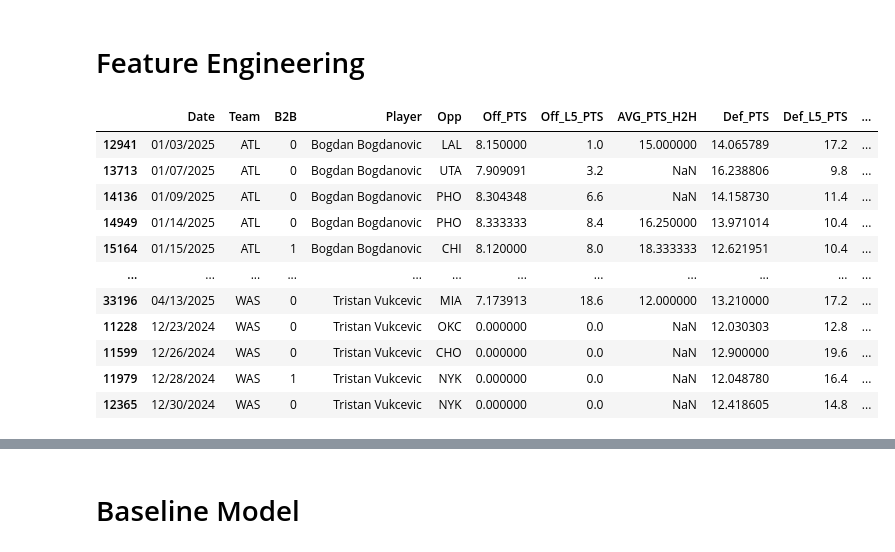
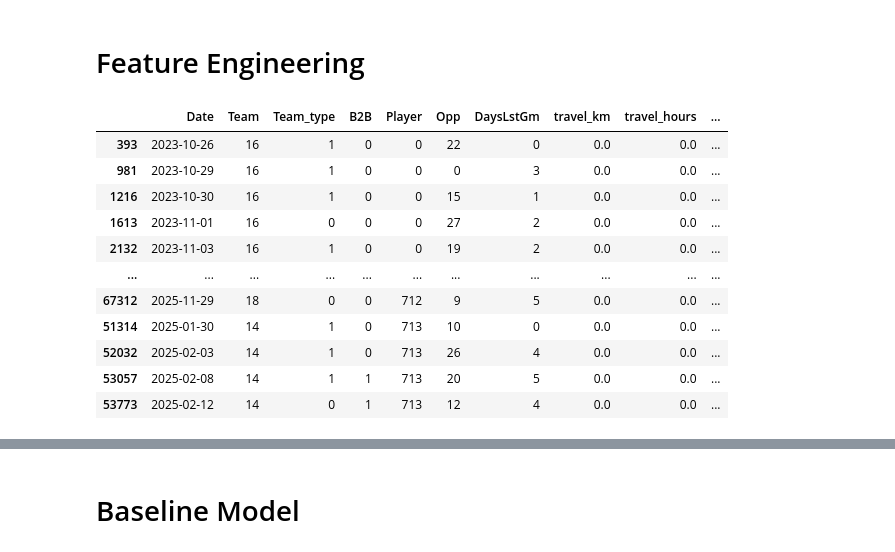
Before and after one commit to Relenes510/fantasy_basketball, a Jupyter notebook: notebooks/create_ML_model.ipynb, the cells around one changed output, grey strips where cells are left out. Cells and saved outputs as stored; diff of their text form; code cells hidden in the pictures.

```diff
--- a/notebooks/create_ML_model.ipynb
+++ b/notebooks/create_ML_model.ipynb
@@ -34,48 +68,70 @@ Today's date: 2025-12-08
 # %%
+tgt_stat = "PTS"
+
 df = pd.DataFrame()
-for i in [2024, 2025]:
+df2 = pd.DataFrame()
+for i in [2023, 2024, 2025]:
     df_actuals = pd.read_csv(f"../tables/{i}/parlay_actuals.csv")
     df = pd.concat([df, df_actuals])
 
-tgt_stat = "PTS"
-df = df.sort_values(['Team', 'Player', 'Date'])
+    team_loc_indc = pd.read_csv(f"../tables/{i}/season_gamelogs.csv")[['Date', 'Team', 'Player', 'Team_type']]
+    df2 = pd.concat([df2, team_loc_indc])
 
-df['MP_L1'] = (
-    df.groupby(['Team', 'Player'])['MP']
-      .transform(lambda x: x.shift(1))
-)
+df['Date'] = pd.to_datetime(df.Date)
+df2['Date'] = pd.to_datetime(df2.Date)
 
-df['MP_L3'] = (
-    df.groupby(['Team', 'Player'])['MP']
-      .transform(lambda x: x.shift(1).rolling(3).mean())
-)
+df = df.drop_duplicates(subset=['Date','Team','Player'])
+df2 = df2.drop_duplicates(subset=['Date','Team','Player'])
+df['Tms'] = df['game_id'].apply(lambda x: x.split("_")[1:3])
+df['WrngTm'] = df.apply(lambda row: 0 if row['Team'] in row['Tms'] else 1, axis=1)
+df['WrngOpp'] = df.apply(lambda row: 0 if row['Opp'] in row['Tms'] else 1, axis=1)
+df = df[(df.WrngTm == 0) & (df.WrngOpp == 0)]
+df = df.merge(df2, on=['Date', 'Team', 'Player'])
+df = df.sort_values(['Player', 'Date'])
 
-df['MP_L5'] = (
-    df.groupby(['Team', 'Player'])['MP']
-      .transform(lambda x: x.shift(1).rolling(5).mean())
-)
-# df = df.dropna(subset='Opp')
-# df = df[['Date', 'Team', 'B2B', 'Player', 'Pos', 'MP_L1', 'MP_L3', 'MP_L5', 'Opp',
-#          f'Off_{tgt_stat}', f'Off_L5_{tgt_stat}', f'AVG_{tgt_stat}_H2H',
-#          f'Def_{tgt_stat}', f'Def_L5_{tgt_stat}', f'{tgt_stat}_line',
-#          f'{tgt_stat}_Hit_Pct', f'{tgt_stat}_P_Diff', 'Spread', 'Total', tgt_stat]]
-final_cols = ['Date', 'Team', 'B2B', 'Player', 'Opp',
-         f'Off_{tgt_stat}', f'Off_L5_{tgt_stat}', f'AVG_{tgt_stat}_H2H',
-         f'Def_{tgt_stat}', f'Def_L5_{tgt_stat}',
-         tgt_stat]
-df = df[final_cols]
+# Encode string cols
+team_encoder = LabelEncoder()
+team_encoder.fit(pd.concat([df["Team"], df["Opp"]], axis=0))
+df["Team"] = team_encoder.transform(df["Team"])
+df["Opp"] = team_encoder.transform(df["Opp"])
+
+player_encoder = LabelEncoder()
+df["Player"] = player_encoder.fit_transform(df["Player"])
+
+team_type_encoder = LabelEncoder()
+df['Team_type'] = team_type_encoder.fit_transform(df['Team_type'])
+
+# Location based features
+df["PrevOpp"] = df.groupby("Player")["Opp"].shift(1)
+df["DaysLstGm"] = (df.groupby("Player")["Date"].diff().dt.days).fillna(0).astype(int)
+df['Location'] = df.apply(lambda r: r['Team'] if r['Team_type'] == 'Home' else r['Opp'], axis=1)
+df['PrevLocation'] = df.groupby('Player')['Location'].shift(1).fillna(31)
+df['travel_km'] = df.apply(travel_km_from_row, axis=1).fillna(0)
+df['travel_hours'] = df['travel_km'] / 800.0      # approximate flight hours
+df['is_long_trip'] = (df['travel_km'] > 1500).astype(int)
+df['same_arena'] = (df['PrevLocation'] == df['Location']).astype(int)
+
+stat_cols = []
+for stat in categories:
+    for col in [f'Off_{stat}', f'Off_L5_{stat}', f'Def_{stat}', f'Def_L5_{stat}']:
+        stat_cols.append(col)
+
+final_cols = ['Date', 'Team', 'Team_type', 'B2B', 'Player', 'Opp',
+              'DaysLstGm', 'travel_km', 'travel_hours', 'PrevLocation', 'is_long_trip', 'same_arena',
+              tgt_stat] + stat_cols
+df = df[final_cols].fillna(0)
 
 df
 # %% [output]
-|  | Date | Team | B2B | Player | Opp | Off_PTS | Off_L5_PTS | AVG_PTS_H2H | Def_PTS | Def_L5_PTS | ... |
-| 12941 | 01/03/2025 | ATL | 0 | Bogdan Bogdanovic | LAL | 8.150000 | 1.0 | 15.000000 | 14.065789 | 17.2 | ... |
-| 13713 | 01/07/2025 | ATL | 0 | Bogdan Bogdanovic | UTA | 7.909091 | 3.2 | NaN | 16.238806 | 9.8 | ... |
-| 14136 | 01/09/2025 | ATL | 0 | Bogdan Bogdanovic | PHO | 8.304348 | 6.6 | NaN | 14.158730 | 11.4 | ... |
-| 14949 | 01/14/2025 | ATL | 0 | Bogdan Bogdanovic | PHO | 8.333333 | 8.4 | 16.250000 | 13.971014 | 10.4 | ... |
-| 15164 | 01/15/2025 | ATL | 1 | Bogdan Bogdanovic | CHI | 8.120000 | 8.0 | 18.333333 | 12.621951 | 10.4 | ... |
-| ... | ... | ... | ... | ... | ... | ... | ... | ... | ... | ... | ... |
-| 33196 | 04/13/2025 | WAS | 0 | Tristan Vukcevic | MIA | 7.173913 | 18.6 | 12.000000 | 13.210000 | 17.2 | ... |
-| 11228 | 12/23/2024 | WAS | 0 | Tristan Vukcevic | OKC | 0.000000 | 0.0 | NaN | 12.030303 | 12.8 | ... |
-| 11599 | 12/26/2024 | WAS | 0 | Tristan Vukcevic | CHO | 0.000000 | 0.0 | NaN | 12.900000 | 19.6 | ... |
-| 11979 | 12/28/2024 | WAS | 1 | Tristan Vukcevic | NYK | 0.000000 | 0.0 | NaN | 12.048780 | 16.4 | ... |
-| 12365 | 12/30/2024 | WAS | 0 | Tristan Vukcevic | NYK | 0.000000 | 0.0 | NaN | 12.418605 | 14.8 | ... |
+|  | Date | Team | Team_type | B2B | Player | Opp | DaysLstGm | travel_km | travel_hours | ... |
+| 393 | 2023-10-26 | 16 | 1 | 0 | 0 | 22 | 0 | 0.0 | 0.0 | ... |
+| 981 | 2023-10-29 | 16 | 1 | 0 | 0 | 0 | 3 | 0.0 | 0.0 | ... |
+| 1216 | 2023-10-30 | 16 | 1 | 0 | 0 | 15 | 1 | 0.0 | 0.0 | ... |
+| 1613 | 2023-11-01 | 16 | 0 | 0 | 0 | 27 | 2 | 0.0 | 0.0 | ... |
+| 2132 | 2023-11-03 | 16 | 1 | 0 | 0 | 19 | 2 | 0.0 | 0.0 | ... |
+| ... | ... | ... | ... | ... | ... | ... | ... | ... | ... | ... |
+| 67312 | 2025-11-29 | 18 | 0 | 0 | 712 | 9 | 5 | 0.0 | 0.0 | ... |
+| 51314 | 2025-01-30 | 14 | 1 | 0 | 713 | 10 | 0 | 0.0 | 0.0 | ... |
+| 52032 | 2025-02-03 | 14 | 1 | 0 | 713 | 26 | 4 | 0.0 | 0.0 | ... |
+| 53057 | 2025-02-08 | 14 | 1 | 1 | 713 | 20 | 5 | 0.0 | 0.0 | ... |
+| 53773 | 2025-02-12 | 14 | 0 | 1 | 713 | 12 | 4 | 0.0 | 0.0 | ... |
```
Also changed, not shown: parts of 10 cells of this notebook, 7 other files.
